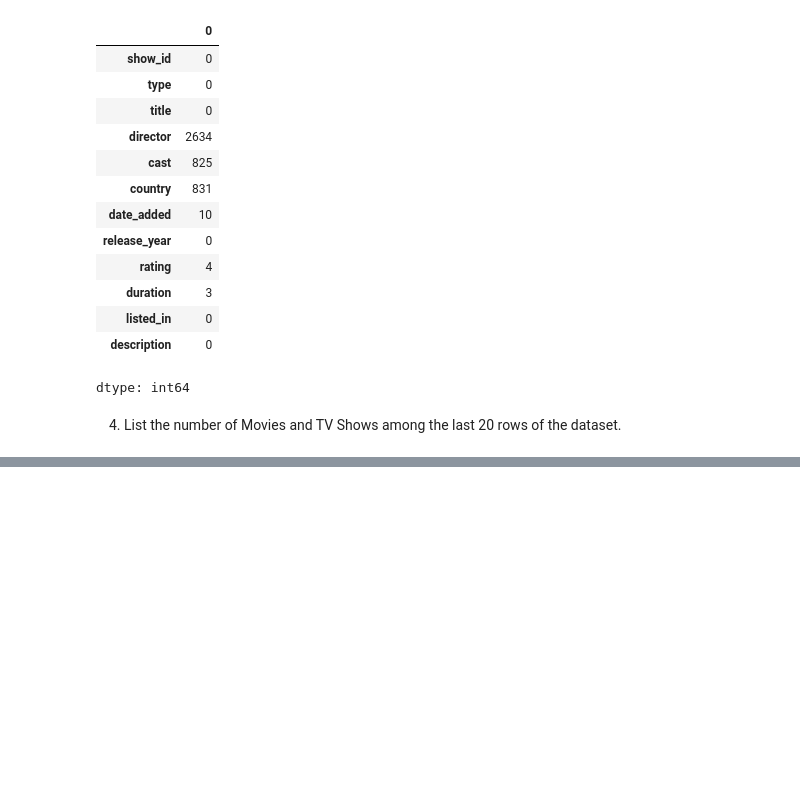
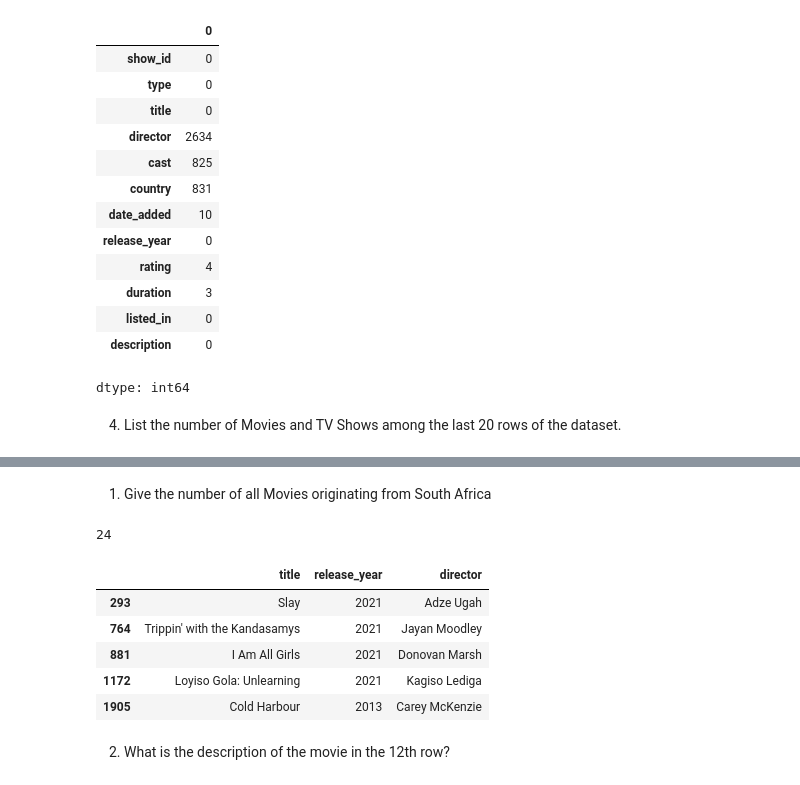
Before and after one commit to Ray-Mun-Ben/-AI-Coursework-2025, a Jupyter notebook: NetflixTilesDatasetWork.ipynb, the cells around one changed output, grey strips where cells are left out. Drawn from its saved outputs; the diff is of its cells as text; code cells hidden in the pictures; blank space fills up the shorter version.

```diff
--- a/NetflixTilesDatasetWork.ipynb
+++ b/NetflixTilesDatasetWork.ipynb
@@ -84,3 +84,21 @@ df.tail(20)
 | 8804 | s8805 | Movie | Zombieland | Ruben Fleischer | Jesse Eisenberg, Woody Harrelson,... | United States | November 1, 2019 | 2009 | R | 88 min | ... |
 | 8805 | s8806 | Movie | Zoom | Peter Hewitt | Tim Allen, Courteney Cox, Chevy C... | United States | January 11, 2020 | 2006 | PG | 88 min | ... |
 | 8806 | s8807 | Movie | Zubaan | Mozez Singh | Vicky Kaushal, Sarah-Jane Dias, R... | India | March 2, 2019 | 2015 | TV-14 | 111 min | ... |
+# %% [markdown]
+1. Give the number of all Movies originating from South Africa
+# %%
+SouthAfricanMovies = df.query("type == 'Movie' and country == 'South Africa'")
+len(SouthAfricanMovies)
+# %% [output]
+24
+# %%
+SouthAfricanMovies[['title', 'release_year', 'director']].head()
+# %% [output]
+|  | title | release_year | director |
+| 293 | Slay | 2021 | Adze Ugah |
+| 764 | Trippin' with the Kandasamys | 2021 | Jayan Moodley |
+| 881 | I Am All Girls | 2021 | Donovan Marsh |
+| 1172 | Loyiso Gola: Unlearning | 2021 | Kagiso Lediga |
+| 1905 | Cold Harbour | 2013 | Carey McKenzie |
+# %% [markdown]
+2. What is the description of the movie in the 12th row?
```
